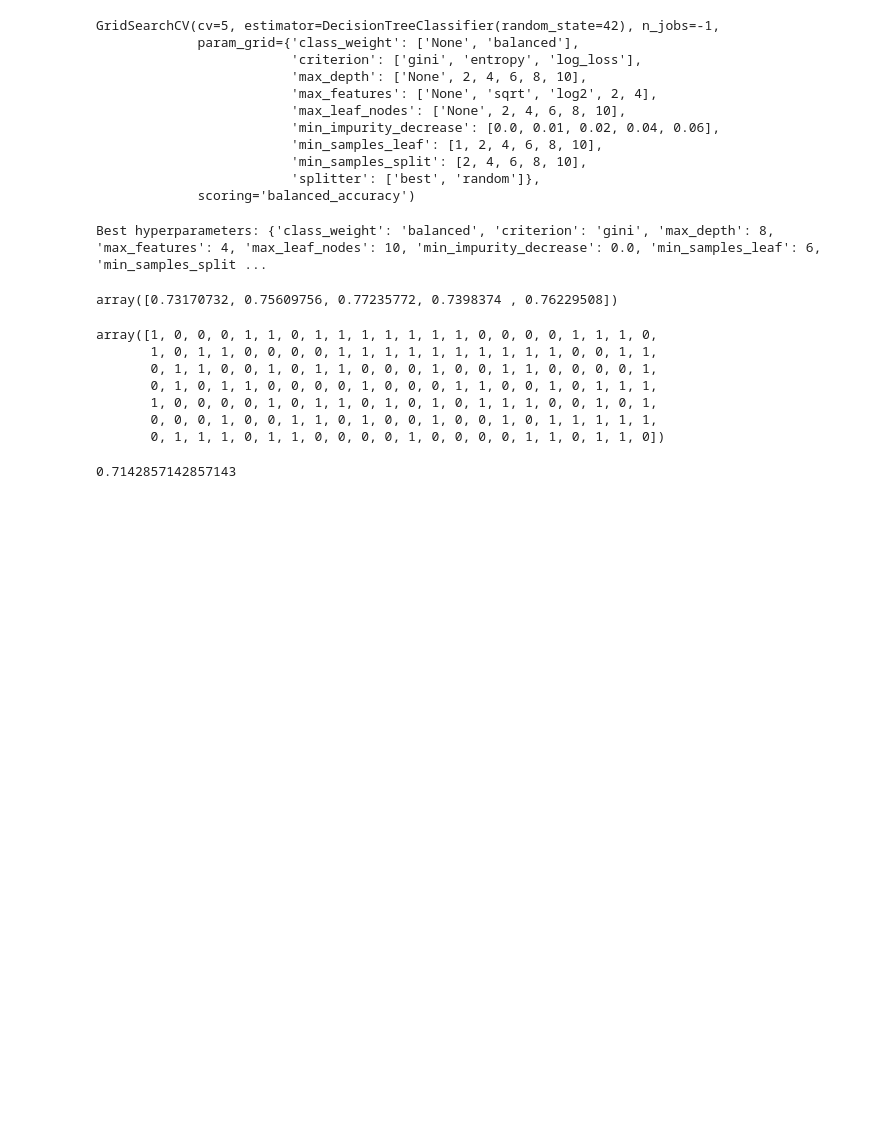
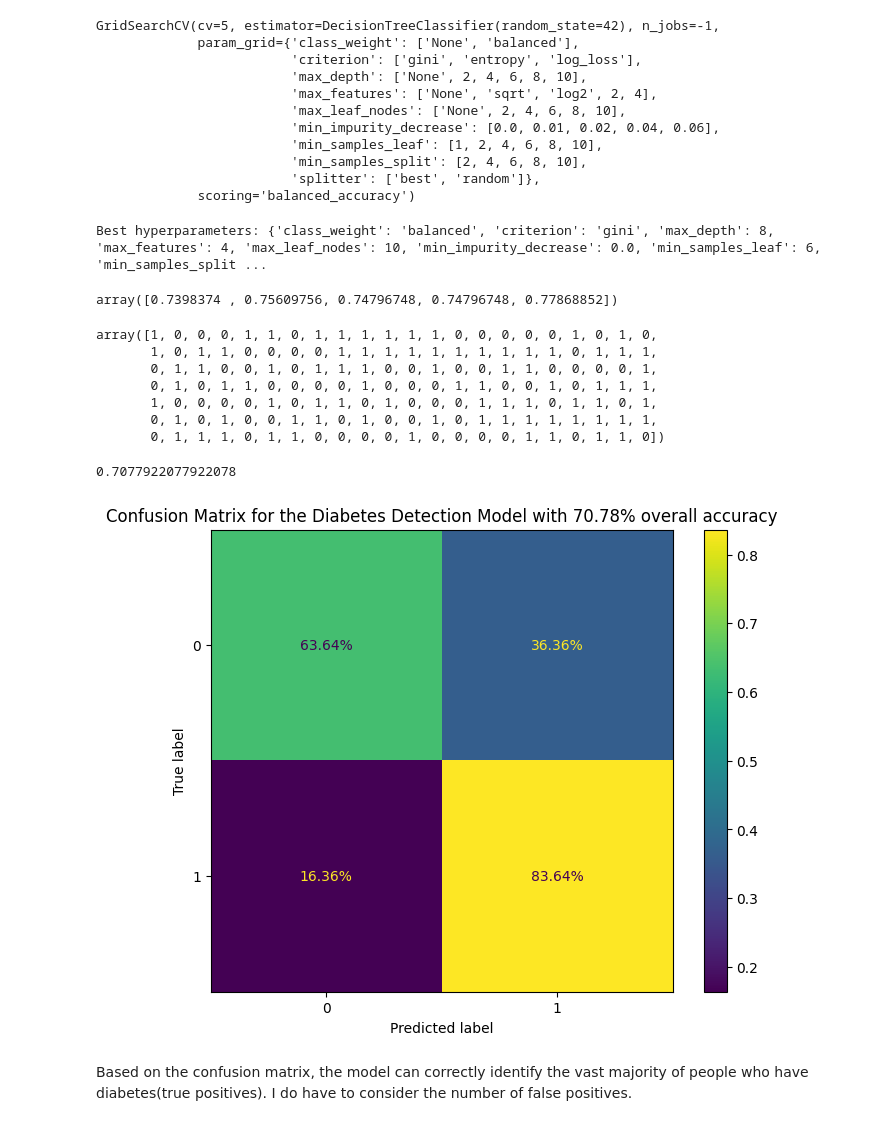
Before and after one commit to 4GeeksAcademy/Dansah2_DecisionTreeAlgorithmMachine-learning-python-template, a Jupyter notebook: src/explore.ipynb, the cells around one changed output. Drawn from its saved outputs; the diff is of its cells as text; code cells hidden in the pictures; blank space fills up the shorter version.

Commit message:
added confusion matrix and imputation

```diff
--- a/src/explore.ipynb
+++ b/src/explore.ipynb
@@ -389,10 +392,9 @@ X_train
 # %% [markdown]
 ## Decide which values that are 0 to fill with the sample mean
 # %%
-def fill_mean(df, feature, outlier_limit):
+def fill_mean(df, feature):
     mean_value = df[feature].replace(0, float('nan')).mean()  # Avoid bias by ignoring zeros in mean calculation
     df[feature] = df[feature].replace(0, mean_value)
-    print(df[df[feature] < outlier_limit])
     return df
 # %%
 X_train = fill_mean(X_train, 'Glucose', 37.125)
@@ -402,0 +421,2 @@ Index: []
+# %%
+X_test = fill_mean(X_test, 'Glucose')
@@ -402,0 +441,6 @@ Index: []
+# %%
+features = ['Insulin', 'SkinThickness', 'BloodPressure', 'BMI']
+
+for feature in features:
+    knn_imputer = KNNImputer(missing_values=0.0, weights='distance')
+    X_train[[feature]] = knn_imputer.fit_transform(X_train[[feature]])
@@ -402,0 +463,6 @@ Index: []
+# %%
+features = ['Insulin', 'SkinThickness', 'BloodPressure', 'BMI']
+
+for feature in features:
+    knn_imputer = KNNImputer(missing_values=0.0, weights='distance')
+    X_test[[feature]] = knn_imputer.fit_transform(X_test[[feature]])
@@ -468,20 +550,31 @@ tuned_decision_tree_model = DecisionTreeClassifier(class_weight='balanced', crit
 scores = cross_val_score(tuned_decision_tree_model, X_train, y_train, cv=5)
 scores
 # %% [output]
-array([0.73170732, 0.75609756, 0.77235772, 0.7398374 , 0.76229508])
+array([0.7398374 , 0.75609756, 0.74796748, 0.74796748, 0.77868852])
 # %%
 tuned_decision_tree_model.fit(X_train, y_train)
 y_pred = tuned_decision_tree_model.predict(X_test)
 y_pred
 # %% [output]
-array([1, 0, 0, 0, 1, 1, 0, 1, 1, 1, 1, 1, 1, 1, 0, 0, 0, 0, 1, 1, 1, 0,
-       1, 0, 1, 1, 0, 0, 0, 0, 1, 1, 1, 1, 1, 1, 1, 1, 1, 1, 0, 0, 1, 1,
-       0, 1, 1, 0, 0, 1, 0, 1, 1, 0, 0, 0, 1, 0, 0, 1, 1, 0, 0, 0, 0, 1,
+array([1, 0, 0, 0, 1, 1, 0, 1, 1, 1, 1, 1, 1, 0, 0, 0, 0, 0, 1, 0, 1, 0,
+       1, 0, 1, 1, 0, 0, 0, 0, 1, 1, 1, 1, 1, 1, 1, 1, 1, 1, 0, 1, 1, 1,
+       0, 1, 1, 0, 0, 1, 0, 1, 1, 1, 0, 0, 1, 0, 0, 1, 1, 0, 0, 0, 0, 1,
        0, 1, 0, 1, 1, 0, 0, 0, 0, 1, 0, 0, 0, 1, 1, 0, 0, 1, 0, 1, 1, 1,
-       1, 0, 0, 0, 0, 1, 0, 1, 1, 0, 1, 0, 1, 0, 1, 1, 1, 0, 0, 1, 0, 1,
-       0, 0, 0, 1, 0, 0, 1, 1, 0, 1, 0, 0, 1, 0, 0, 1, 0, 1, 1, 1, 1, 1,
+       1, 0, 0, 0, 0, 1, 0, 1, 1, 0, 1, 0, 0, 0, 1, 1, 1, 0, 1, 1, 0, 1,
+       0, 1, 0, 1, 0, 0, 1, 1, 0, 1, 0, 0, 1, 0, 1, 1, 1, 1, 1, 1, 1, 1,
        0, 1, 1, 1, 0, 1, 1, 0, 0, 0, 0, 1, 0, 0, 0, 0, 1, 1, 0, 1, 1, 0])
 # %%
 accuracy_score(y_test, y_pred)
 # %% [output]
-0.7142857142857143
+0.7077922077922078
+# %%
+acc = accuracy_score(y_test, y_pred)*100
+conf_matrix = confusion_matrix(y_test, y_pred, normalize='true')
+fig, ax = plt.subplots(figsize=(8,6), dpi=100)
+display = ConfusionMatrixDisplay(conf_matrix, display_labels=tuned_decision_tree_model.classes_)
+ax.set(title=f'Confusion Matrix for the Diabetes Detection Model with {acc:.2f}% overall accuracy')
+display.plot(ax=ax, values_format='.2%');
+# %% [output]
+[figure, added]
+# %% [markdown]
+Based on the confusion matrix, the model can correctly identify the vast majority of people who have diabetes(true positives). I do have to consider the number of false positives.
```
Also changed, not shown: parts of 13 cells of this notebook.
